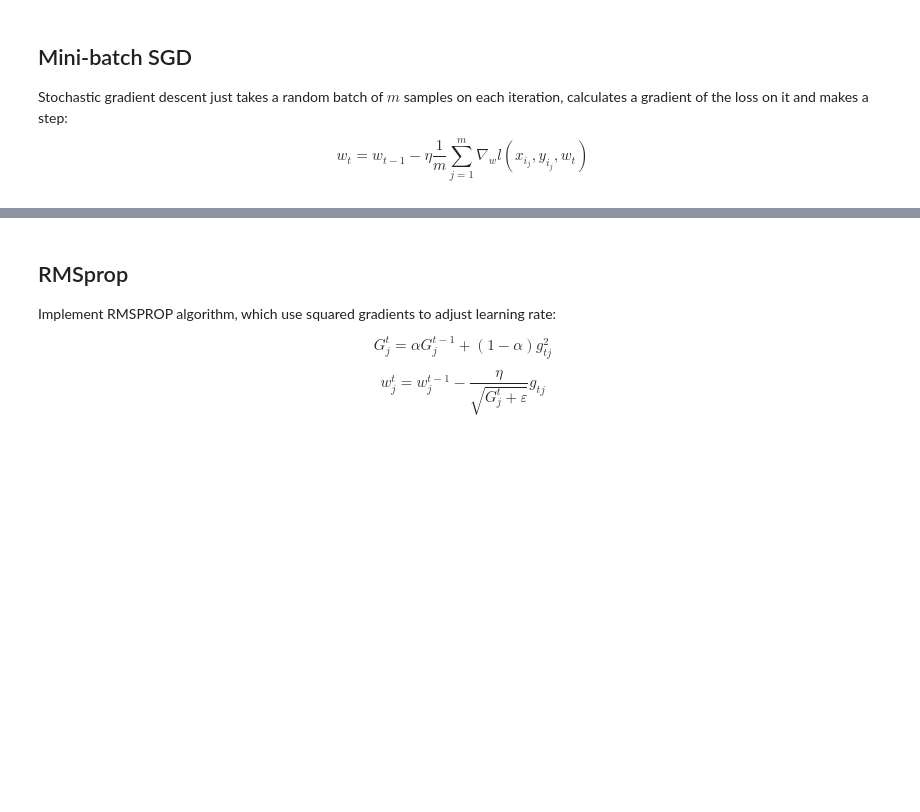
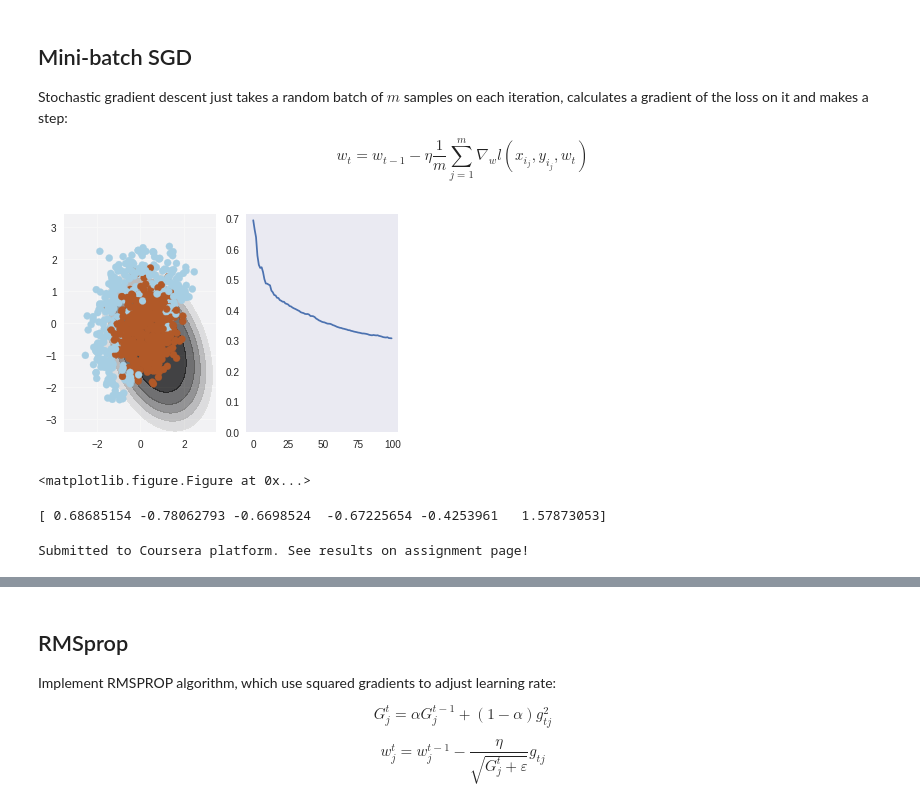
Before and after one commit to anguivego/intro-to-dl, a Jupyter notebook: Introduction_to_deep_learning/week1/week01_pa.ipynb, the cells around one changed output, grey strips where cells are left out. Cells and saved outputs as stored; diff of their text form; code cells hidden in the pictures; blank space fills up the shorter version.

```diff
--- a/Introduction_to_deep_learning/week1/week01_pa.ipynb
+++ b/Introduction_to_deep_learning/week1/week01_pa.ipynb
@@ -266,37 +266,45 @@ $$ w_t = w_{t-1} - \eta \dfrac{1}{m} \sum_{j=1}^m \nabla_w l(x_{i_j}, y_{i_j}, w
 # %%
 # please use np.random.seed(42), eta=0.1, n_iter=100 and batch_size=4 for deterministic results
 
 np.random.seed(42)
 w = np.array([0, 0, 0, 0, 0, 1])
 
 eta= 0.1 # learning rate
 
 n_iter = 100
 batch_size = 4
 loss = np.zeros(n_iter)
 plt.figure(figsize=(12, 5))
 
 for i in range(n_iter):
     ind = np.random.choice(X_expanded.shape[0], batch_size)
     loss[i] = compute_loss(X_expanded, y, w)
     if i % 10 == 0:
         visualize(X_expanded[ind, :], y[ind], w, loss)
 
     # Keep in mind that compute_grad already does averaging over batch for you!
-    # TODO:<your code here>
+    w= w + eta * compute_grad(X_expanded[ind, :], y[ind], w)
 
 visualize(X, y, w, loss)
 plt.clf()
+# %% [output]
+[figure, added]
+<matplotlib.figure.Figure at 0x...>
 # %%
 # use output of this cell to fill answer field
 
 ans_part4 = compute_loss(X_expanded, y, w)
+print(w)
+# %% [output]
+[ 0.68685154 -0.78062793 -0.6698524  -0.67225654 -0.4253961   1.57873053]
 # %%
 ## GRADED PART, DO NOT CHANGE!
 grader.set_answer("ToK7N", ans_part4)
 # %%
 # you can make submission with answers so far to check yourself at this stage
 grader.submit(COURSERA_EMAIL, COURSERA_TOKEN)
+# %% [output]
+Submitted to Coursera platform. See results on assignment page!
 # %% [markdown]
 ## SGD with momentum
 
```
